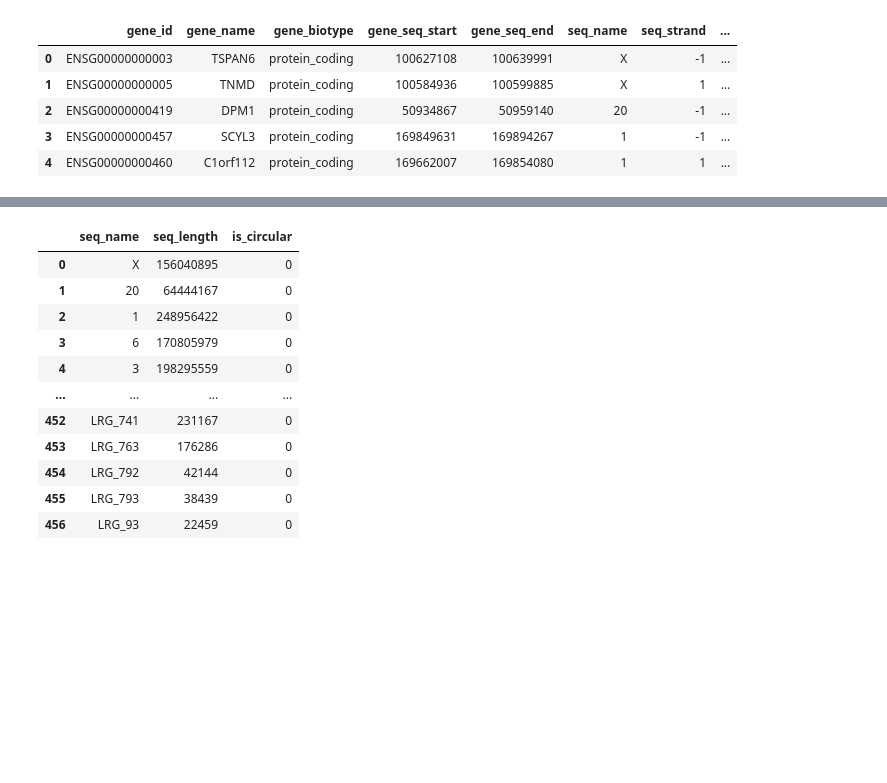
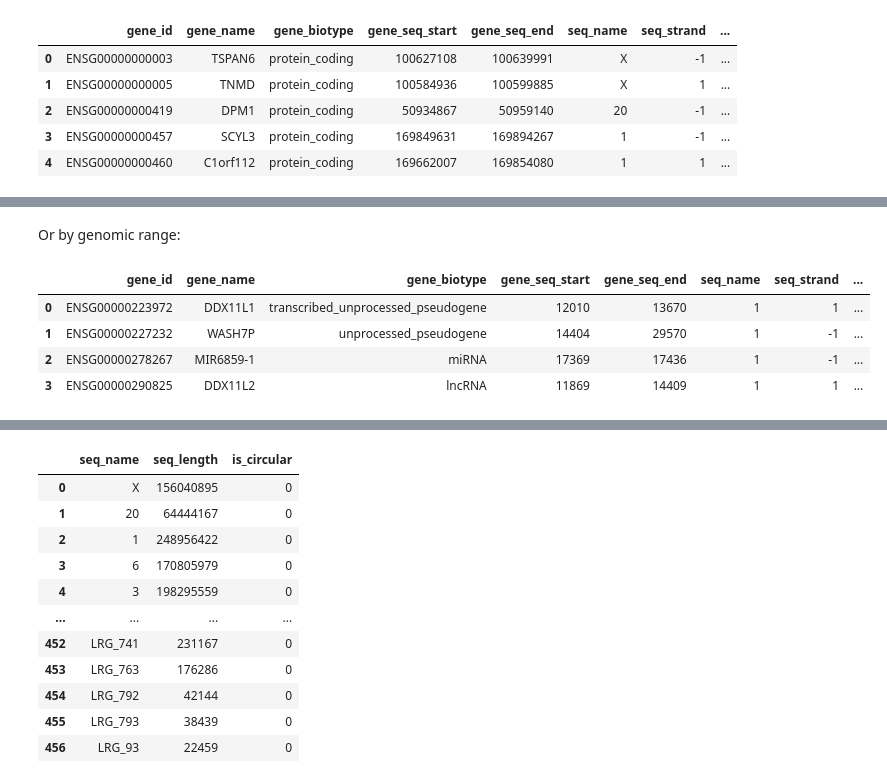
Before and after one commit to scverse/genomic-features, a Jupyter notebook: docs/notebooks/basic_usage.ipynb, the cells around one changed output, grey strips where cells are left out. Cells and saved outputs as stored; diff of their text form; code cells hidden in the pictures; blank space fills up the shorter version.

```diff
--- a/docs/notebooks/basic_usage.ipynb
+++ b/docs/notebooks/basic_usage.ipynb
@@ -50,0 +65,10 @@ genes.head()
+# %% [markdown]
+Or by genomic range:
+# %%
+ensdb.genes(filter=gf.filters.GeneRangesFilter("1:10000-20000"))
+# %% [output]
+|  | gene_id | gene_name | gene_biotype | gene_seq_start | gene_seq_end | seq_name | seq_strand | ... |
+| 0 | ENSG00000223972 | DDX11L1 | transcribed_unprocessed_pseudogene | 12010 | 13670 | 1 | 1 | ... |
+| 1 | ENSG00000227232 | WASH7P | unprocessed_pseudogene | 14404 | 29570 | 1 | -1 | ... |
+| 2 | ENSG00000278267 | MIR6859-1 | miRNA | 17369 | 17436 | 1 | -1 | ... |
+| 3 | ENSG00000290825 | DDX11L2 | lncRNA | 11869 | 14409 | 1 | 1 | ... |
```
Also changed, not shown: parts of 15 cells of this notebook.
